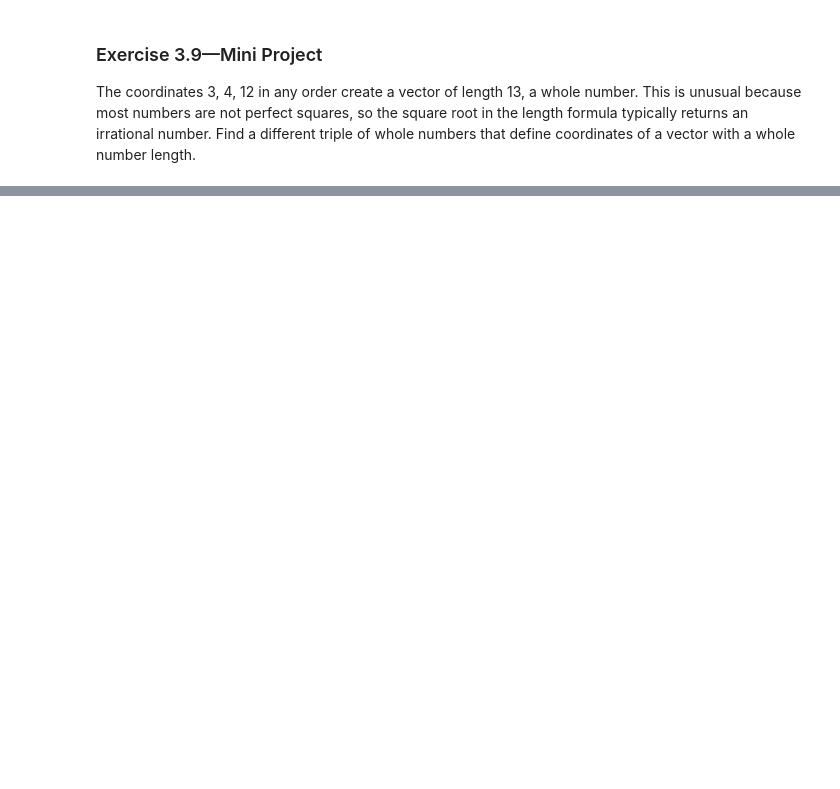
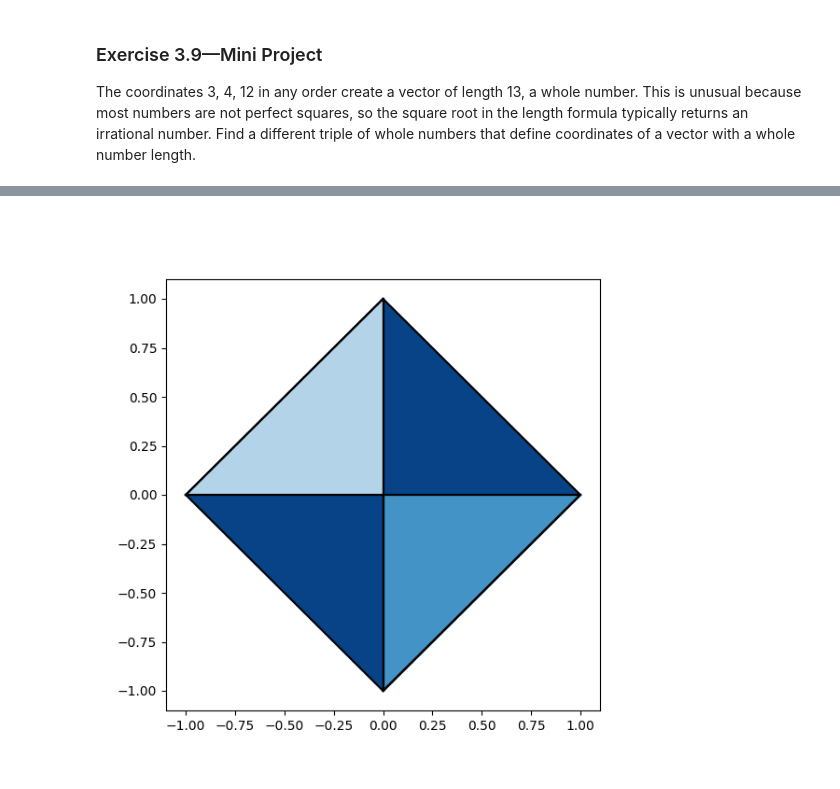
Before and after one commit to temaput/Math-for-Programmers, a Jupyter notebook: Chapter 03/ch_03_exercises.ipynb, the cells around one changed output, grey strips where cells are left out. Saved outputs shown, nothing was run; the diff lists cells and outputs as text; code cells hidden in the pictures; blank space fills up the shorter version.

```diff
--- a/Chapter 03/ch_03_exercises.ipynb
+++ b/Chapter 03/ch_03_exercises.ipynb
@@ -159,0 +139,6 @@ len of combinations with rep:  165
+# %%
+v1 = (-1, -1, 2)
+V.length(v1)
+v2 = V.scale(1/V.length(v1), v1)
+
+V.length(v2)
@@ -159,0 +147,7 @@ len of combinations with rep:  165
+# %%
+u = (3,4)
+v = (4,3)
+up = V.to_polar(u)
+vp = V.to_polar(v)
+diff = up[1] - vp[1]
+diff
@@ -159,0 +171,51 @@ len of combinations with rep:  165
+# %%
+import matplotlib
+from matplotlib.pyplot import grid
+from draw2d import Points2D, draw2d, Polygon2D
+from colors import black
+
+
+def component2D(v, direction):
+	return V.dot(v, direction) /V.length(direction)
+
+def projection2D(v, directionX = (1, 0, 0), directionY = (0, 1, 0)):
+	return (component2D(v, directionX), component2D(v, directionY))
+
+def face_normal(v1, v2, v3):
+	return V.cross(V.subtract(v2, v1), V.subtract(v3, v1))
+
+
+def unit(v):
+	return V.scale(1./V.length(v), v)
+
+blues = matplotlib.cm.get_cmap('Blues')
+
+def render(faces, light_source=(1,2,3), color_map=blues, lines=None):
+	unit_light = unit(light_source)
+	polygons = []
+	for f in faces:
+		normal = face_normal(*f)
+		f2d = list(map(projection2D, f))
+		unit_normal = unit(normal)
+		color_alignment = V.dot(unit_normal, unit_light)
+		if color_alignment > 0:
+			color = color_map(color_alignment)
+			polygon = Polygon2D(*f2d, fill=color, color=lines)
+			polygons.append(polygon)
+	draw2d(*polygons, grid=None, origin=False, axes=False)
+
+
+octahedron = [
+	[(0, 0, 1), (1, 0, 0), (0, 1, 0)],
+	[(0,0,1), (0,1,0), (-1,0,0)],
+	[(0,0, 1), (-1,0,0), (0,-1,0)],
+	[(0,0,1), (0,-1,0), (1,0,0)],
+	[(0,0, -1), (1,0,0), (0,1,0)],
+	[(0,0, -1), (0,1,0), (-1,0,0)],
+	[(0,0, -1), (-1,0,0), (0,-1,0)],
+	[(0,0,-1), (0,-1,0), (1,0,0)]
+]
+
+render(octahedron, lines=black)
+# %% [output]
+[figure, added]
```
Also changed, not shown: parts of 12 cells of this notebook, 9 other files.
